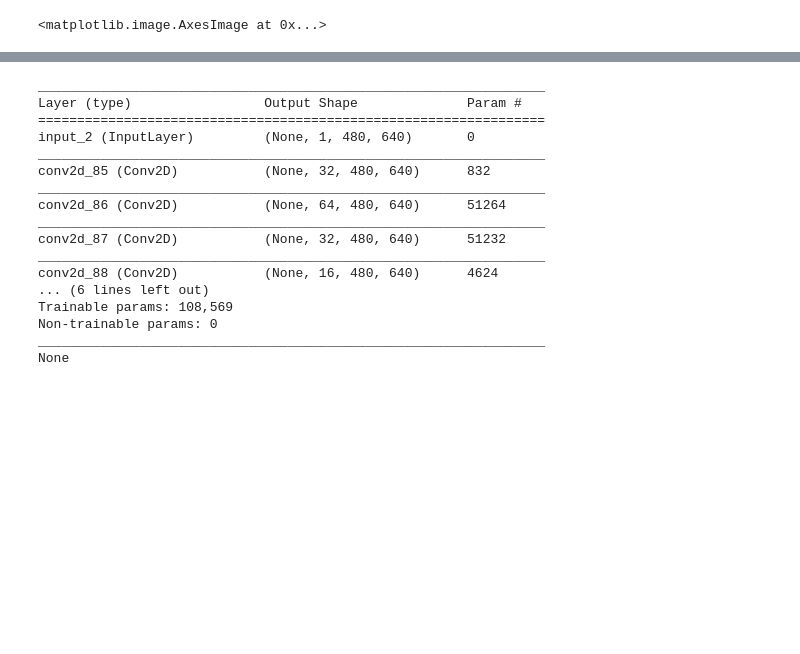
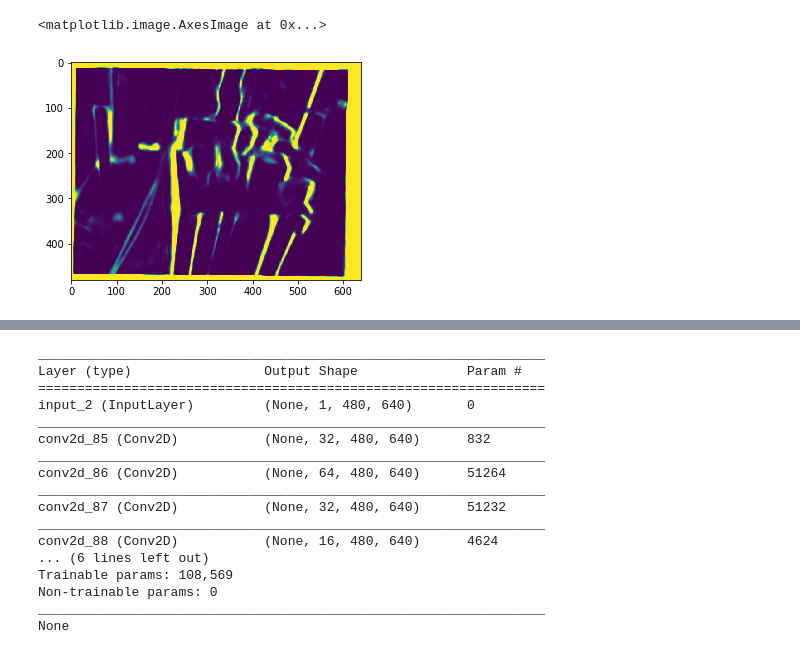
Before and after one commit to RobotLocomotion/spartan, a Jupyter notebook: src/DepthSim/python/pixel-wise-cnnNew.ipynb, the cells around one changed output, grey strips where cells are left out. Cells and saved outputs as stored; diff of their text form; code cells hidden in the pictures; blank space fills up the shorter version.

```diff
--- a/src/DepthSim/python/pixel-wise-cnnNew.ipynb
+++ b/src/DepthSim/python/pixel-wise-cnnNew.ipynb
@@ -202,6 +214,6 @@ imgs_mask_test = model.predict_on_batch(X_Test)
 # %%
-%matplotlib nbagg
+%matplotlib inline
 index = np.random.randint(3)
-img = np.reshape(imgs_mask_test[4],(img_height,img_width))
+img = np.reshape(imgs_mask_test[0],(img_height,img_width))
 plt.imshow(img)
 # %% [output]
@@ -210,4 +220,5 @@ plt.imshow(img)
 <matplotlib.image.AxesImage at 0x...>
+[figure, added]
 # %%
 %matplotlib inline
 img = np.reshape(Y_Test[0],(img_height,img_width))
```
Also changed, not shown: parts of 11 cells of this notebook, 1 other file.
